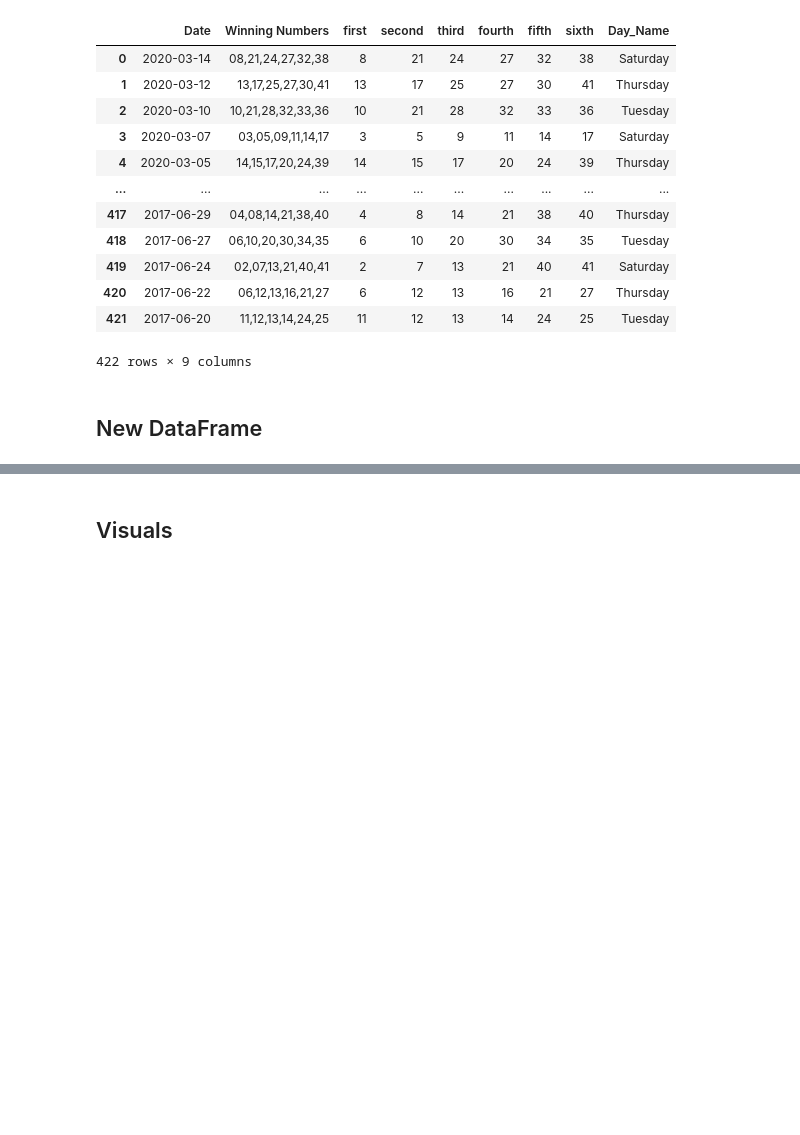
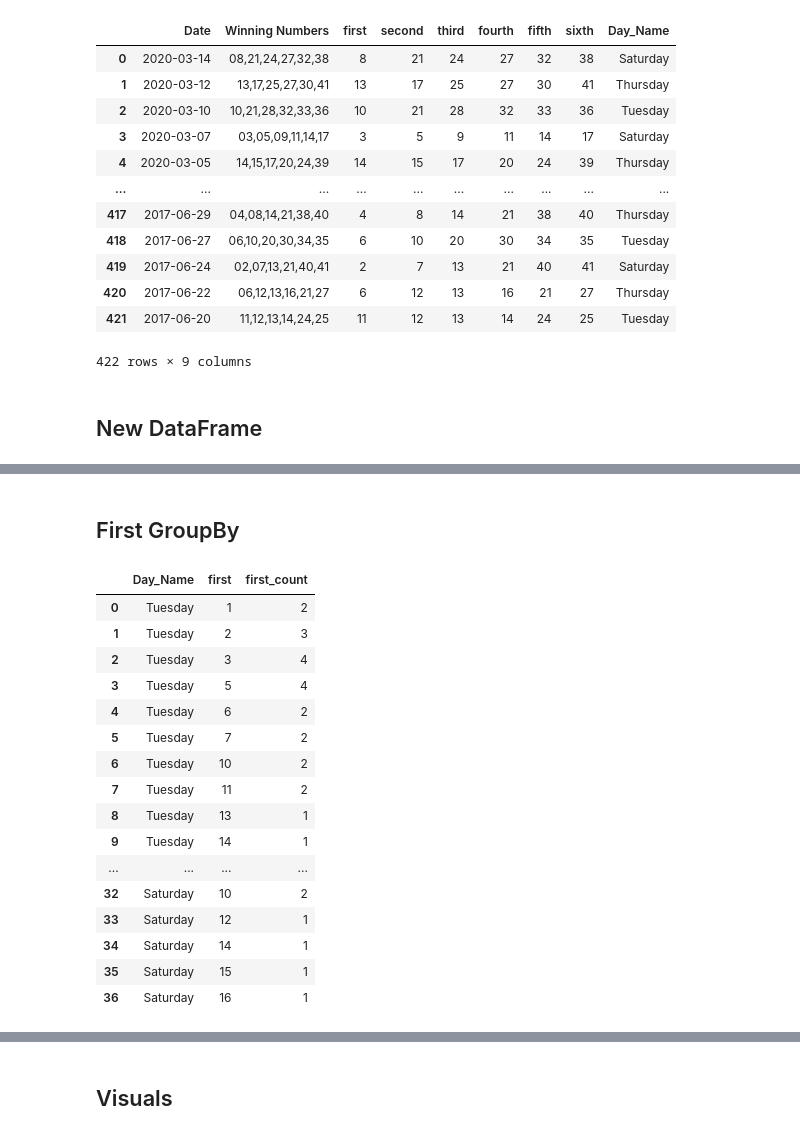
Before and after one commit to Jared-Caraan/Lotto_Analysis, a Jupyter notebook: Scripts/visual_test2.ipynb, the cells around one changed output, grey strips where cells are left out. Saved outputs shown, nothing was run; the diff lists cells and outputs as text; code cells hidden in the pictures; blank space fills up the shorter version.

Commit message:
Create dataframe groupby

```diff
--- a/Scripts/visual_test2.ipynb
+++ b/Scripts/visual_test2.ipynb
@@ -7,4 +8,7 @@ from config import filename_excel
 # %%
+weekday = [ 'Monday', 'Tuesday', 'Wednesday', 'Thursday', 'Friday', 'Saturday', 'Sunday']
+day_type = CategoricalDtype(categories=weekday, ordered=True)
+
 df = pd.read_excel(filename_excel)
 df.drop(columns=['Unnamed: 0'], inplace=True)
 # %% [markdown]
@@ -56,3 +60,30 @@ df_new['third_mean'] = df_new['third'].mean()
 df_new['fourth_mean'] = df_new['fourth'].mean()
 df_new['fifth_mean'] = df_new['fifth'].mean()
 df_new['sixth_mean'] = df_new['sixth'].mean()
+# %%
+df_grp = df_new.groupby('Day_Name')
+# %% [markdown]
+## First GroupBy
+# %%
+df_grp_first = pd.DataFrame({'first_count': df_grp['first'].value_counts()}).reset_index()
+df_grp_first['Day_Name'] = df_grp_first['Day_Name'].astype(day_type)
+df_grp_first = df_grp_first.sort_values(by=['Day_Name','first']).reset_index(drop=True)
+df_grp_first
+# %% [output]
+|  | Day_Name | first | first_count |
+| 0 | Tuesday | 1 | 2 |
+| 1 | Tuesday | 2 | 3 |
+| 2 | Tuesday | 3 | 4 |
+| 3 | Tuesday | 5 | 4 |
+| 4 | Tuesday | 6 | 2 |
+| 5 | Tuesday | 7 | 2 |
+| 6 | Tuesday | 10 | 2 |
+| 7 | Tuesday | 11 | 2 |
+| 8 | Tuesday | 13 | 1 |
+| 9 | Tuesday | 14 | 1 |
+| ... | ... | ... | ... |
+| 32 | Saturday | 10 | 2 |
+| 33 | Saturday | 12 | 1 |
+| 34 | Saturday | 14 | 1 |
+| 35 | Saturday | 15 | 1 |
+| 36 | Saturday | 16 | 1 |
```
Also changed, not shown: parts of 13 cells of this notebook.
